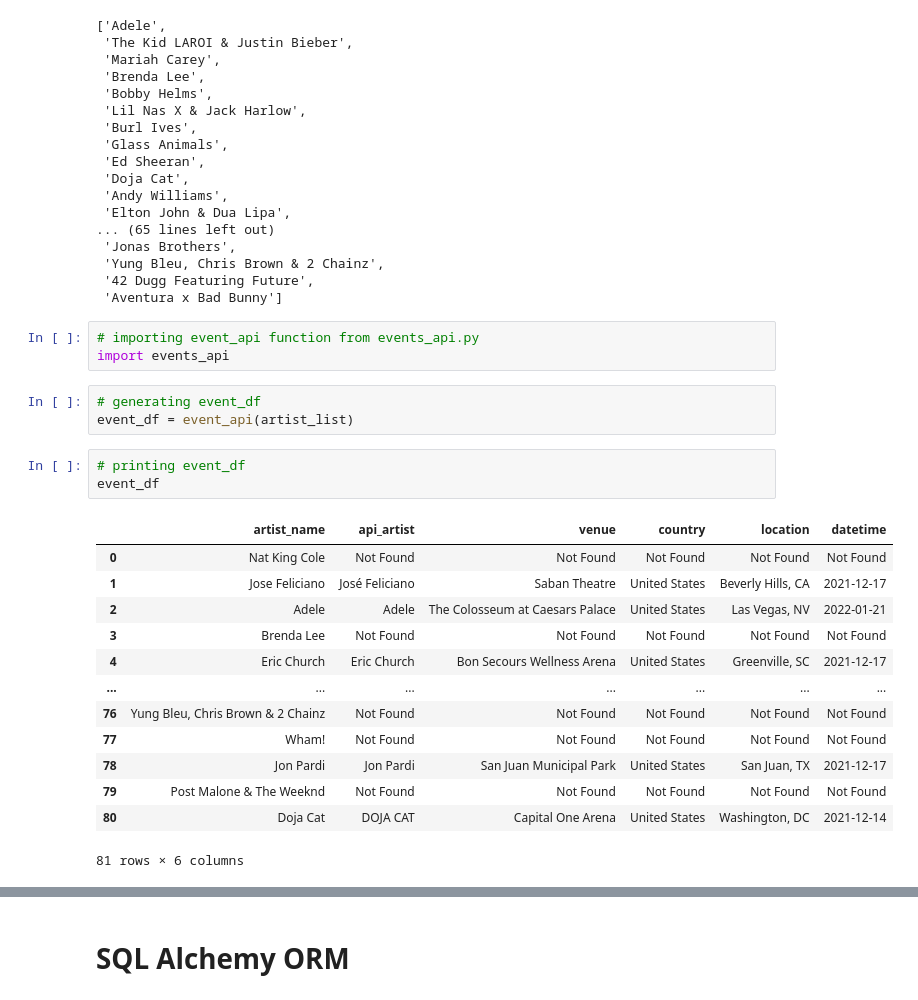
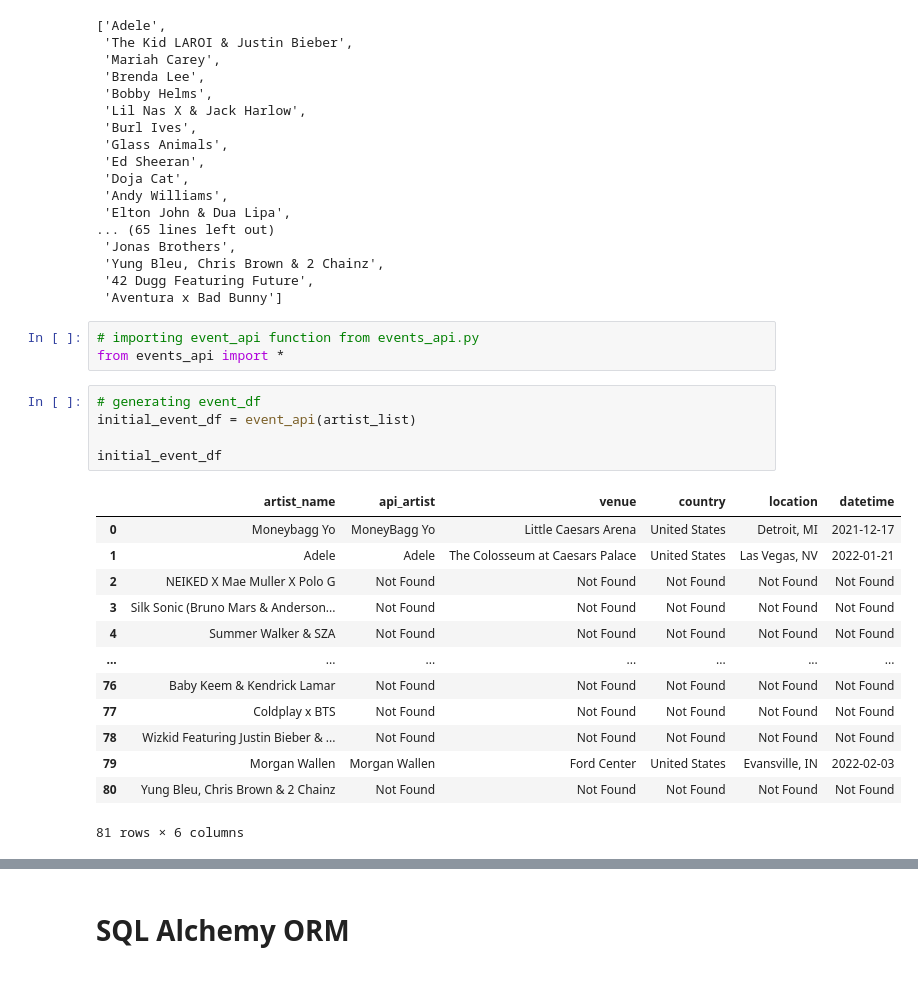
Before and after one commit to P219-C/G2-project-2_ETL_UWADA, a Jupyter notebook: Data sources/ETL.ipynb, the cells around one changed output, grey strips where cells are left out. Drawn from its saved outputs; the diff is of its cells as text.

```diff
--- a/Data sources/ETL.ipynb
+++ b/Data sources/ETL.ipynb
@@ -254,24 +254,23 @@ artist_list
  'Aventura x Bad Bunny']
 # %%
 # importing event_api function from events_api.py
-import events_api
+from events_api import *
 # %%
 # generating event_df
-event_df = event_api(artist_list)
+initial_event_df = event_api(artist_list)
+
+initial_event_df
+# %% [output]
+|  | artist_name | api_artist | venue | country | location | datetime |
+| 0 | Moneybagg Yo | MoneyBagg Yo | Little Caesars Arena | United States | Detroit, MI | 2021-12-17 |
+| 1 | Adele | Adele | The Colosseum at Caesars Palace | United States | Las Vegas, NV | 2022-01-21 |
+| 2 | NEIKED X Mae Muller X Polo G | Not Found | Not Found | Not Found | Not Found | Not Found |
+| 3 | Silk Sonic (Bruno Mars & Anderson... | Not Found | Not Found | Not Found | Not Found | Not Found |
+| 4 | Summer Walker & SZA | Not Found | Not Found | Not Found | Not Found | Not Found |
+| ... | ... | ... | ... | ... | ... | ... |
+| 76 | Baby Keem & Kendrick Lamar | Not Found | Not Found | Not Found | Not Found | Not Found |
+| 77 | Coldplay x BTS | Not Found | Not Found | Not Found | Not Found | Not Found |
+| 78 | Wizkid Featuring Justin Bieber & ... | Not Found | Not Found | Not Found | Not Found | Not Found |
+| 79 | Morgan Wallen | Morgan Wallen | Ford Center | United States | Evansville, IN | 2022-02-03 |
+| 80 | Yung Bleu, Chris Brown & 2 Chainz | Not Found | Not Found | Not Found | Not Found | Not Found |
+81 rows × 6 columns
-# %%
-# printing event_df
-event_df
-# %% [output]
-|  | artist_name | api_artist | venue | country | location | datetime |
-| 0 | Nat King Cole | Not Found | Not Found | Not Found | Not Found | Not Found |
-| 1 | Jose Feliciano | José Feliciano | Saban Theatre | United States | Beverly Hills, CA | 2021-12-17 |
-| 2 | Adele | Adele | The Colosseum at Caesars Palace | United States | Las Vegas, NV | 2022-01-21 |
-| 3 | Brenda Lee | Not Found | Not Found | Not Found | Not Found | Not Found |
-| 4 | Eric Church | Eric Church | Bon Secours Wellness Arena | United States | Greenville, SC | 2021-12-17 |
-| ... | ... | ... | ... | ... | ... | ... |
-| 76 | Yung Bleu, Chris Brown & 2 Chainz | Not Found | Not Found | Not Found | Not Found | Not Found |
-| 77 | Wham! | Not Found | Not Found | Not Found | Not Found | Not Found |
-| 78 | Jon Pardi | Jon Pardi | San Juan Municipal Park | United States | San Juan, TX | 2021-12-17 |
-| 79 | Post Malone & The Weeknd | Not Found | Not Found | Not Found | Not Found | Not Found |
-| 80 | Doja Cat | DOJA CAT | Capital One Arena | United States | Washington, DC | 2021-12-14 |
-81 rows × 6 columns
```
Also changed, not shown: parts of 14 cells of this notebook, 26 other files.
